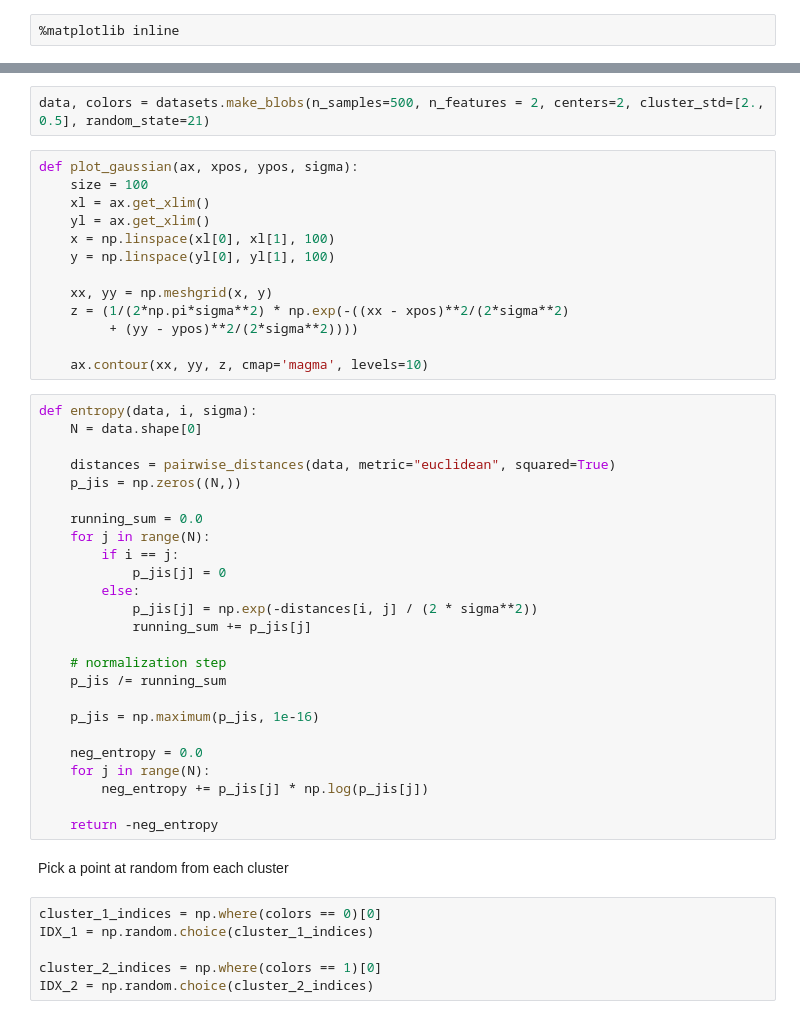
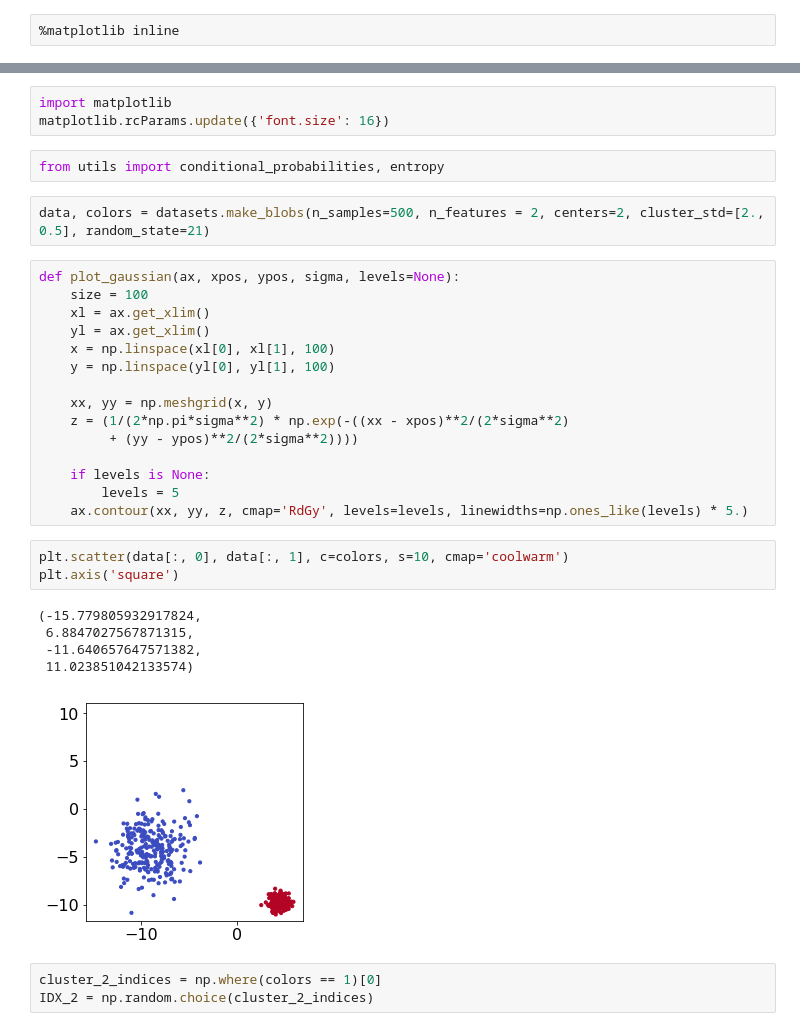
Before and after one commit to stanford-cnjc/cnjc-code, a Jupyter notebook: meetings/2019_01_tSNE/Perplexity_Sigma_Demo.ipynb, the cells around one changed output, grey strips where cells are left out. Saved outputs shown, nothing was run; the diff lists cells and outputs as text.

```diff
--- a/meetings/2019_01_tSNE/Perplexity_Sigma_Demo.ipynb
+++ b/meetings/2019_01_tSNE/Perplexity_Sigma_Demo.ipynb
@@ -8,7 +7,12 @@ from sklearn.metrics.pairwise import pairwise_distances
+# %%
+import matplotlib
+matplotlib.rcParams.update({'font.size': 16})
+# %%
+from utils import conditional_probabilities, entropy
 # %%
 data, colors = datasets.make_blobs(n_samples=500, n_features = 2, centers=2, cluster_std=[2., 0.5], random_state=21)
 # %%
-def plot_gaussian(ax, xpos, ypos, sigma):
+def plot_gaussian(ax, xpos, ypos, sigma, levels=None):
     size = 100
     xl = ax.get_xlim()
     yl = ax.get_xlim()
@@ -19,37 +23,18 @@ def plot_gaussian(ax, xpos, ypos, sigma):
     z = (1/(2*np.pi*sigma**2) * np.exp(-((xx - xpos)**2/(2*sigma**2)
          + (yy - ypos)**2/(2*sigma**2))))
 
-    ax.contour(xx, yy, z, cmap='magma', levels=10)
+    if levels is None:
+        levels = 5
+    ax.contour(xx, yy, z, cmap='RdGy', levels=levels, linewidths=np.ones_like(levels) * 5.)
-# %%
-def entropy(data, i, sigma):
-    N = data.shape[0]
-
-    distances = pairwise_distances(data, metric="euclidean", squared=True)
-    p_jis = np.zeros((N,))
-
-    running_sum = 0.0
-    for j in range(N):
-        if i == j:
-            p_jis[j] = 0
-        else:
-            p_jis[j] = np.exp(-distances[i, j] / (2 * sigma**2))
-            running_sum += p_jis[j]
-
-    # normalization step
-    p_jis /= running_sum
-
-    p_jis = np.maximum(p_jis, 1e-16)
-
-    neg_entropy = 0.0
-    for j in range(N):
-        neg_entropy += p_jis[j] * np.log(p_jis[j])
-
-    return -neg_entropy
-# %% [markdown]
-Pick a point at random from each cluster
+# %%
+plt.scatter(data[:, 0], data[:, 1], c=colors, s=10, cmap='coolwarm')
+plt.axis('square')
+# %% [output]
+(-15.779805932917824,
+ 6.8847027567871315,
+ -11.640657647571382,
+ 11.023851042133574)
+[figure, added]
 # %%
-cluster_1_indices = np.where(colors == 0)[0]
-IDX_1 = np.random.choice(cluster_1_indices)
-
 cluster_2_indices = np.where(colors == 1)[0]
 IDX_2 = np.random.choice(cluster_2_indices)
```
Also changed, not shown: parts of 7 cells of this notebook.
